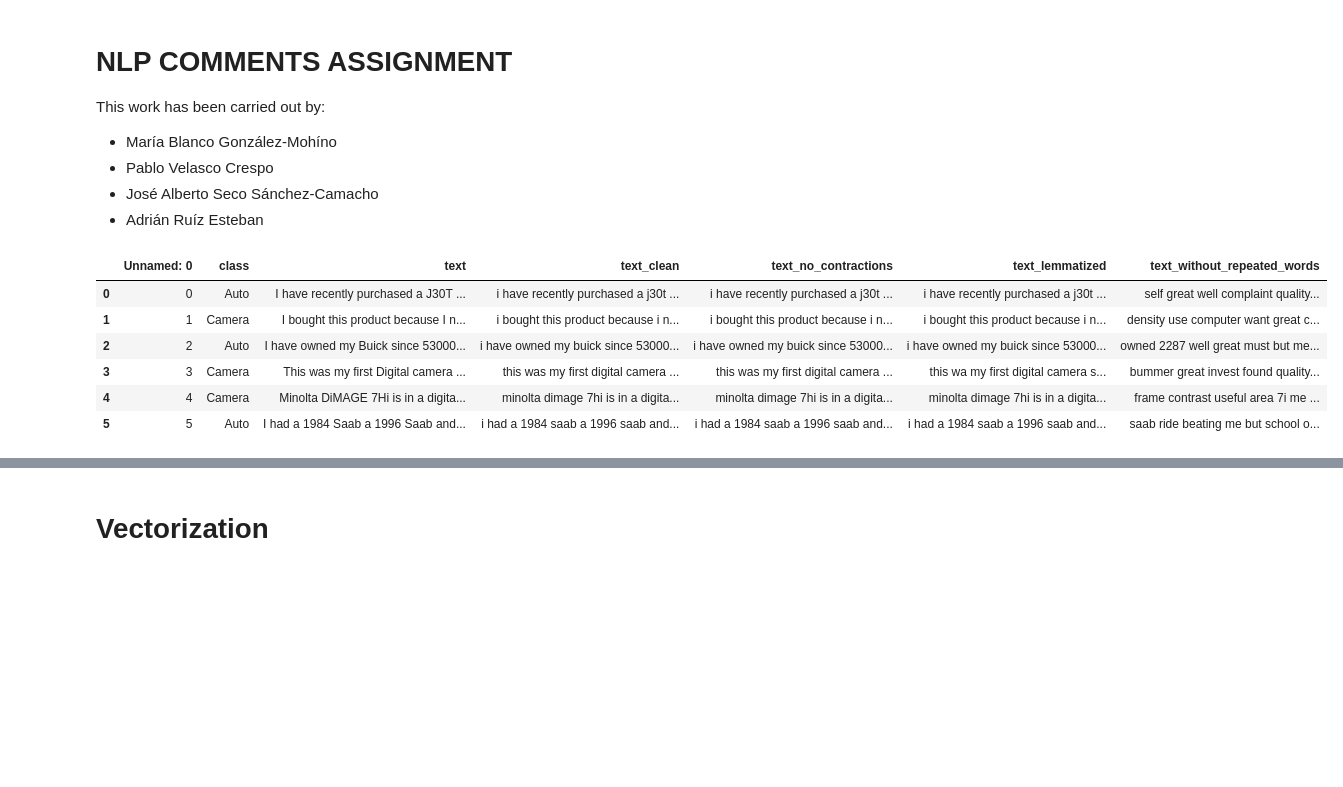
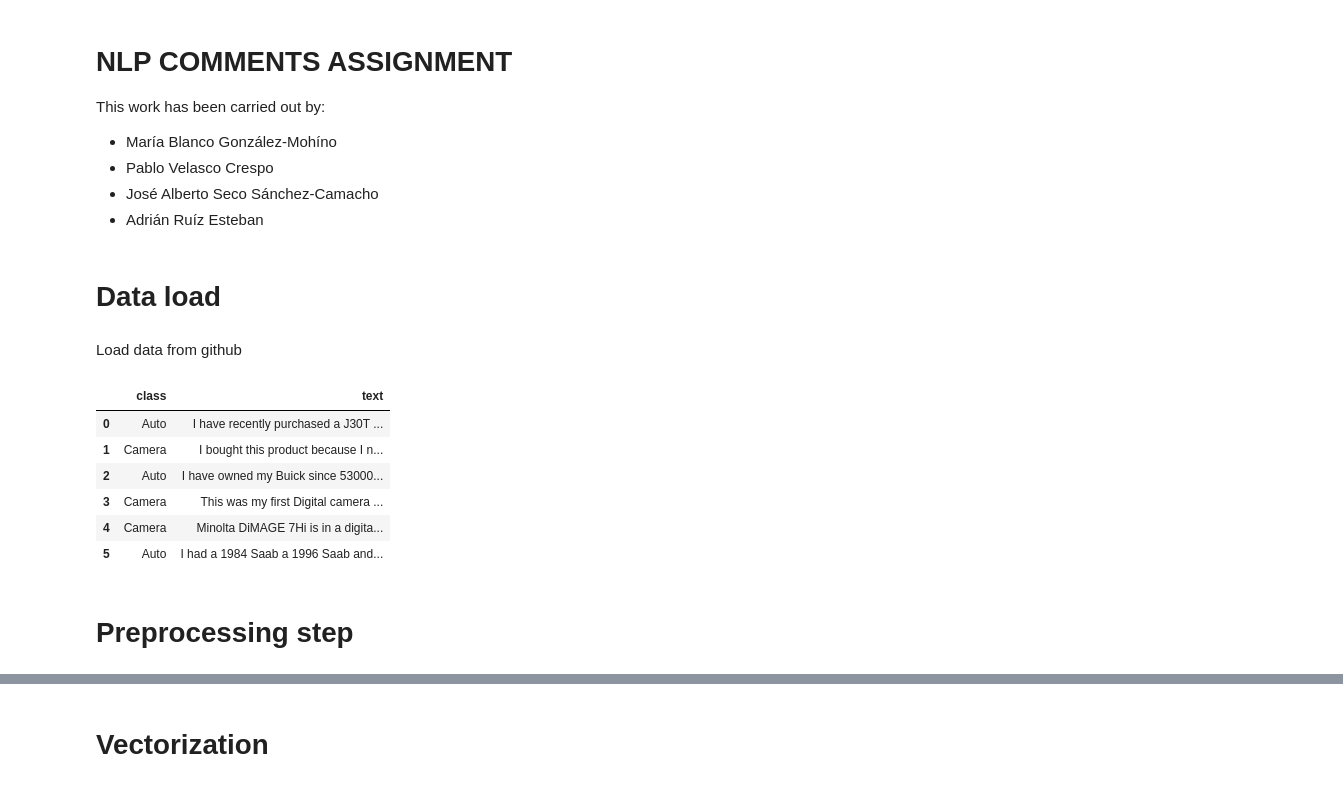
Before and after one commit to MariaBlancoGonzalez/MachineLearningTechniques, a Jupyter notebook: notebooks/NLP_Classification.ipynb, the cells around one changed output, grey strips where cells are left out. Cells and saved outputs as stored; diff of their text form; code cells hidden in the pictures; blank space fills up the shorter version.

```diff
--- a/notebooks/NLP_Classification.ipynb
+++ b/notebooks/NLP_Classification.ipynb
@@ -8,5 +8,9 @@ This work has been carried out by:
 *   Pablo Velasco Crespo
 *   José Alberto Seco Sánchez-Camacho
 *   Adrián Ruíz Esteban
+# %% [markdown]
+# Data load
 # %%
 import pandas as pd
+# %% [markdown]
+Load data from github
@@ -13,11 +19,13 @@ import pandas as pd
 # %%
-comments = pd.read_csv('comments_preprocessed.csv')
+comments = pd.read_csv('comments.csv')
 comments.head(6)
 # %% [output]
-|  | Unnamed: 0 | class | text | text_clean | text_no_contractions | text_lemmatized | text_without_repeated_words |
-| 0 | 0 | Auto | I have recently purchased a J30T ... | i have recently purchased a j30t ... | i have recently purchased a j30t ... | i have recently purchased a j30t ... | self great well complaint quality... |
-| 1 | 1 | Camera | I bought this product because I n... | i bought this product because i n... | i bought this product because i n... | i bought this product because i n... | density use computer want great c... |
-| 2 | 2 | Auto | I have owned my Buick since 53000... | i have owned my buick since 53000... | i have owned my buick since 53000... | i have owned my buick since 53000... | owned 2287 well great must but me... |
-| 3 | 3 | Camera | This was my first Digital camera ... | this was my first digital camera ... | this was my first digital camera ... | this wa my first digital camera s... | bummer great invest found quality... |
-| 4 | 4 | Camera | Minolta DiMAGE 7Hi is in a digita... | minolta dimage 7hi is in a digita... | minolta dimage 7hi is in a digita... | minolta dimage 7hi is in a digita... | frame contrast useful area 7i me ... |
-| 5 | 5 | Auto | I had a 1984 Saab a 1996 Saab and... | i had a 1984 saab a 1996 saab and... | i had a 1984 saab a 1996 saab and... | i had a 1984 saab a 1996 saab and... | saab ride beating me but school o... |
+|  | class | text |
+| 0 | Auto | I have recently purchased a J30T ... |
+| 1 | Camera | I bought this product because I n... |
+| 2 | Auto | I have owned my Buick since 53000... |
+| 3 | Camera | This was my first Digital camera ... |
+| 4 | Camera | Minolta DiMAGE 7Hi is in a digita... |
+| 5 | Auto | I had a 1984 Saab a 1996 Saab and... |
+# %% [markdown]
+# Preprocessing step
```
Also changed, not shown: parts of 46 cells of this notebook.
